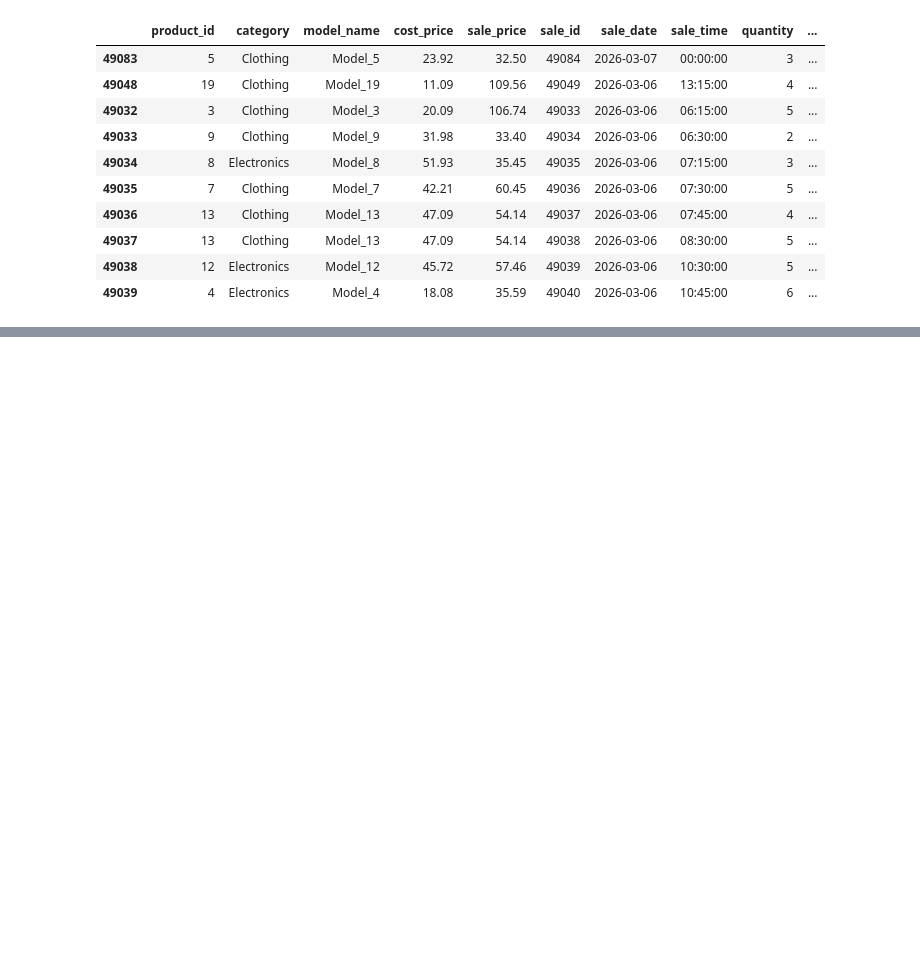
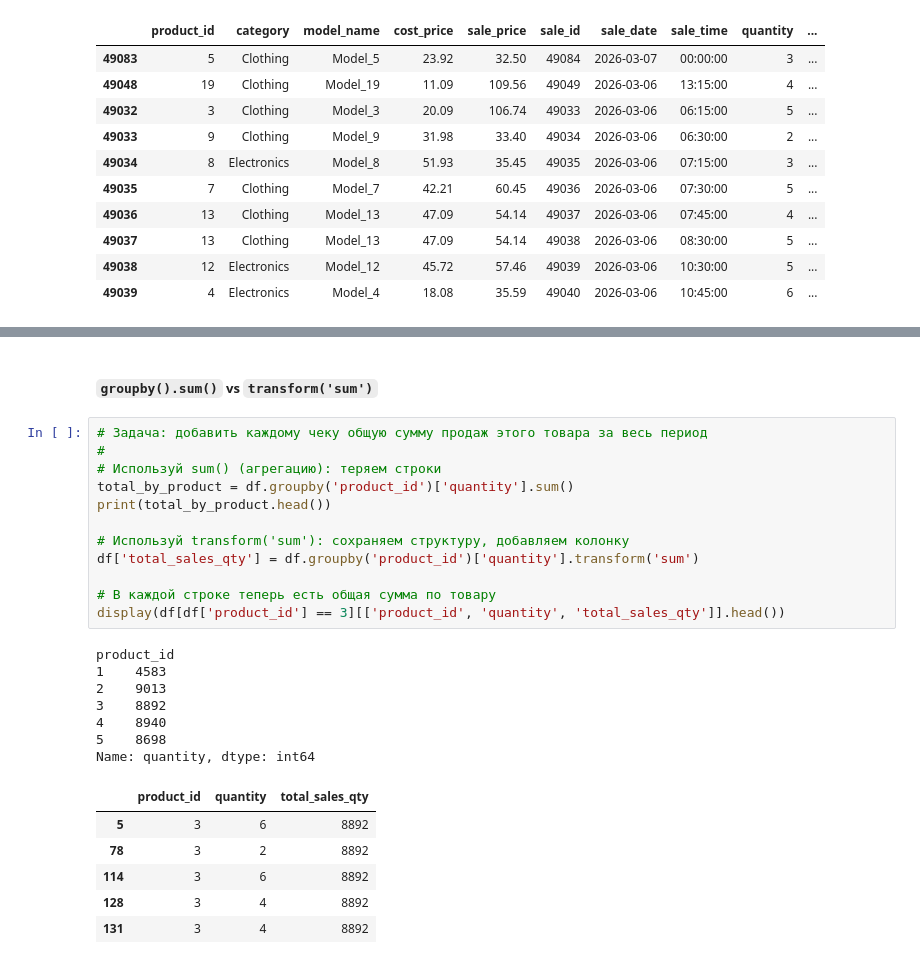
Before and after one commit to OlegPicPulse/beanpath-core, a Jupyter notebook: notebooks/Ecommerce_Coordination_Analytics.ipynb, the cells around one changed output, grey strips where cells are left out. Cells and saved outputs as stored; diff of their text form; blank space fills up the shorter version.

```diff
--- a/notebooks/Ecommerce_Coordination_Analytics.ipynb
+++ b/notebooks/Ecommerce_Coordination_Analytics.ipynb
@@ -303,0 +213,28 @@ ax.fill_between(prod_df['sale_date'],
+# %% [markdown]
+#####  `groupby().sum()` vs `transform('sum')`
+# %%
+# Задача: добавить каждому чеку общую сумму продаж этого товара за весь период
+#
+# Используй sum() (агрегацию): теряем строки
+total_by_product = df.groupby('product_id')['quantity'].sum()
+print(total_by_product.head())
+
+# Используй transform('sum'): сохраняем структуру, добавляем колонку
+df['total_sales_qty'] = df.groupby('product_id')['quantity'].transform('sum')
+
+# В каждой строке теперь есть общая сумма по товару
+display(df[df['product_id'] == 3][['product_id', 'quantity', 'total_sales_qty']].head())
+# %% [output]
+product_id
+1    4583
+2    9013
+3    8892
+4    8940
+5    8698
+Name: quantity, dtype: int64
+|  | product_id | quantity | total_sales_qty |
+| 5 | 3 | 6 | 8892 |
+| 78 | 3 | 2 | 8892 |
+| 114 | 3 | 6 | 8892 |
+| 128 | 3 | 4 | 8892 |
+| 131 | 3 | 4 | 8892 |
```
Also changed, not shown: parts of 28 cells of this notebook, 1 other file.
